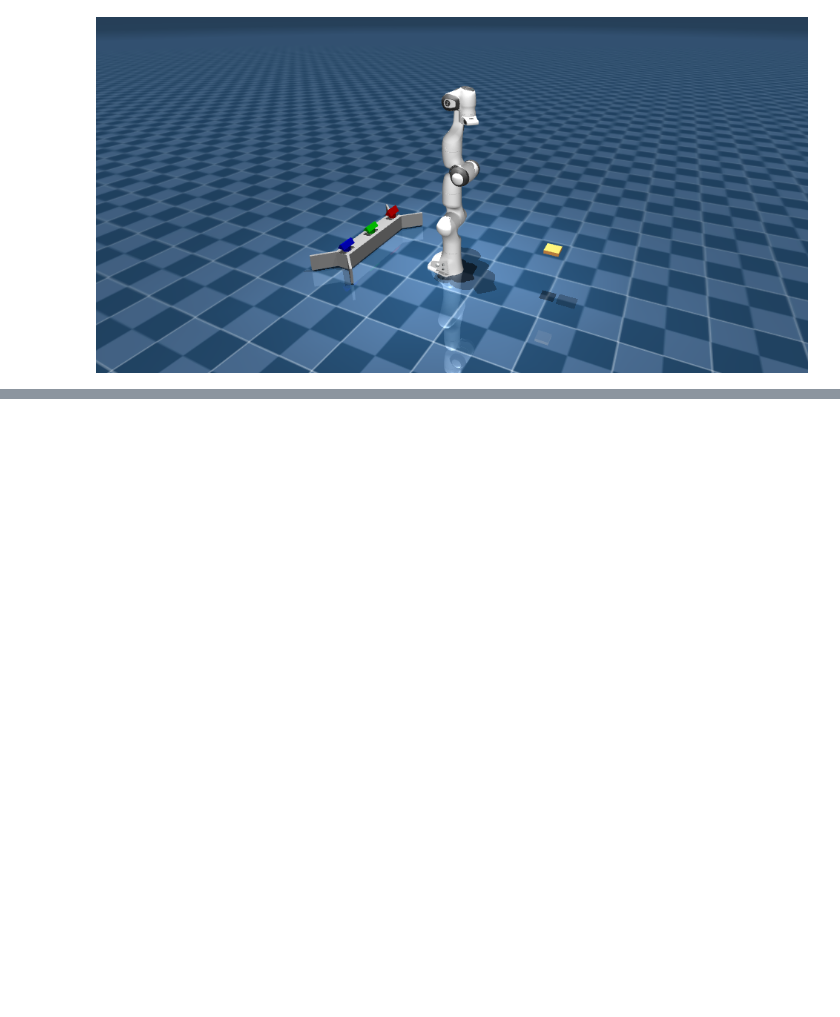
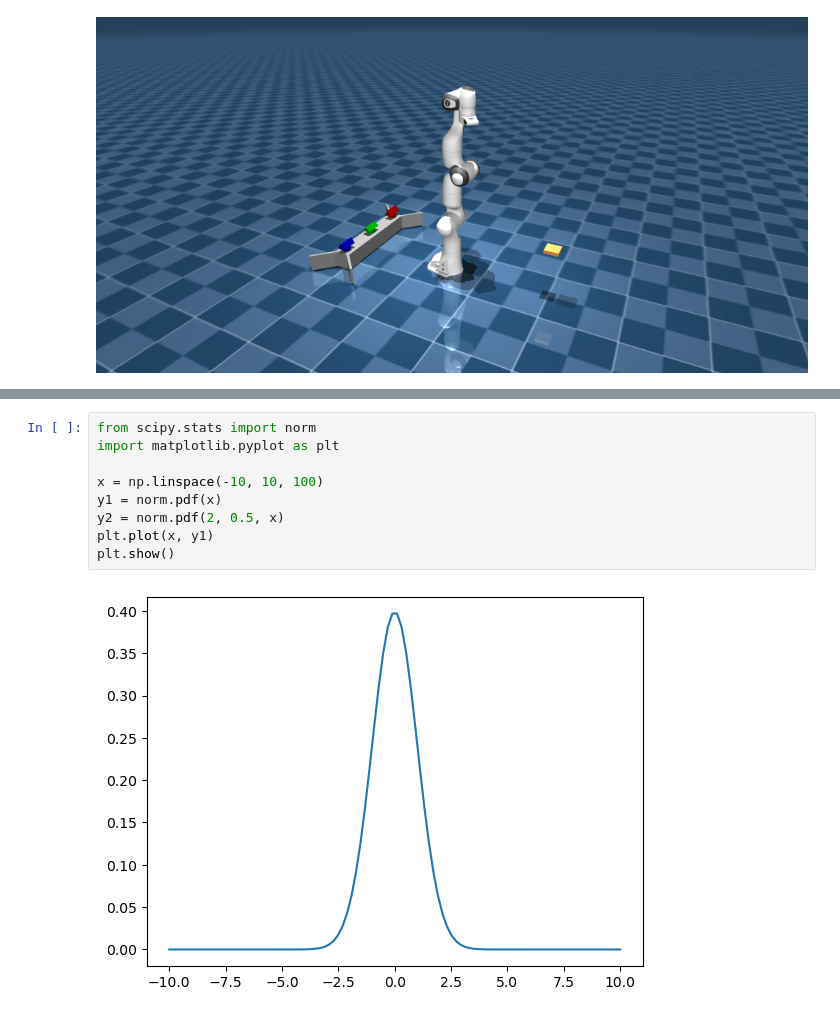
Before and after one commit to wngfra/tac3d, a Jupyter notebook: notebooks/panda_exploration.ipynb, the cells around one changed output, grey strips where cells are left out. Drawn from its saved outputs; the diff is of its cells as text; blank space fills up the shorter version.

```diff
--- a/notebooks/panda_exploration.ipynb
+++ b/notebooks/panda_exploration.ipynb
@@ -93,3 +93,14 @@ while physics.data.time < duration:
 display_video(video, framerate)
 # %% [output]
 [interactive output not drawn]
+# %%
+from scipy.stats import norm
+import matplotlib.pyplot as plt
+
+x = np.linspace(-10, 10, 100)
+y1 = norm.pdf(x)
+y2 = norm.pdf(2, 0.5, x)
+plt.plot(x, y1)
+plt.show()
+# %% [output]
+[figure, added]
```
Also changed, not shown: 4 other files.
